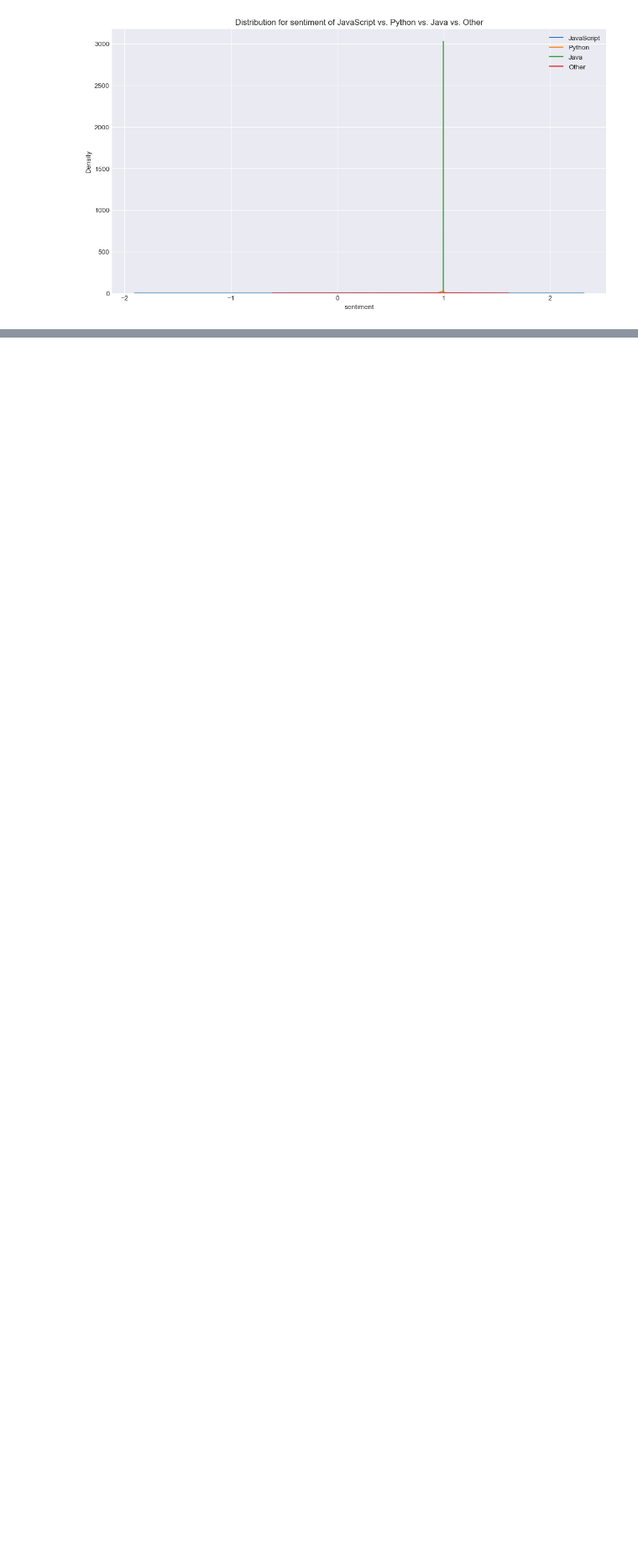
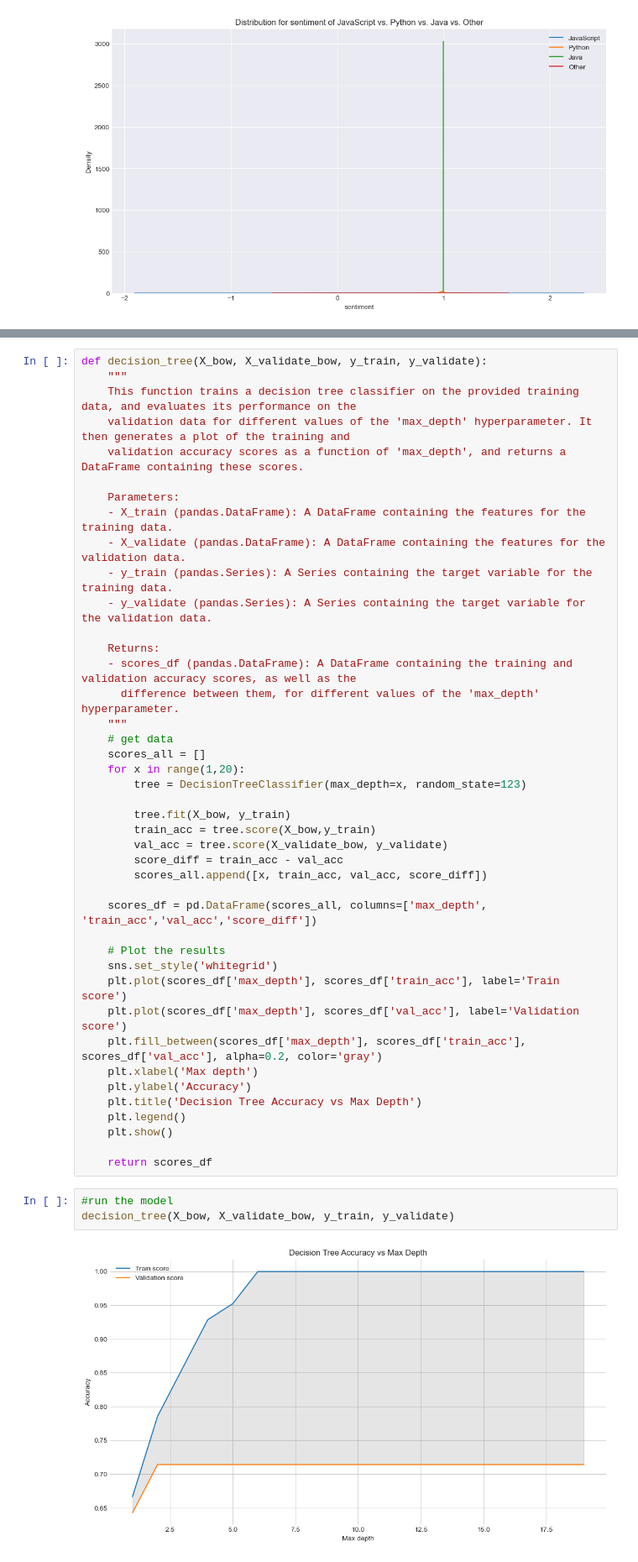
Before and after one commit to Chellyandy/nlp-project, a Jupyter notebook: Andy-nlp.ipynb, the cells around one changed output, grey strips where cells are left out. Shown at 84% size. Drawn from its saved outputs; the diff is of its cells as text; blank space fills up the shorter version.

```diff
--- a/Andy-nlp.ipynb
+++ b/Andy-nlp.ipynb
@@ -639,0 +672,47 @@ plt.show()
+# %%
+def decision_tree(X_bow, X_validate_bow, y_train, y_validate):
+    """
+    This function trains a decision tree classifier on the provided training data, and evaluates its performance on the
+    validation data for different values of the 'max_depth' hyperparameter. It then generates a plot of the training and
+    validation accuracy scores as a function of 'max_depth', and returns a DataFrame containing these scores.
+
+    Parameters:
+    - X_train (pandas.DataFrame): A DataFrame containing the features for the training data.
+    - X_validate (pandas.DataFrame): A DataFrame containing the features for the validation data.
+    - y_train (pandas.Series): A Series containing the target variable for the training data.
+    - y_validate (pandas.Series): A Series containing the target variable for the validation data.
+
+    Returns:
+    - scores_df (pandas.DataFrame): A DataFrame containing the training and validation accuracy scores, as well as the
+      difference between them, for different values of the 'max_depth' hyperparameter.
+    """
+    # get data
+    scores_all = []
+    for x in range(1,20):
+        tree = DecisionTreeClassifier(max_depth=x, random_state=123)
+
+        tree.fit(X_bow, y_train)
+        train_acc = tree.score(X_bow,y_train)
+        val_acc = tree.score(X_validate_bow, y_validate)
+        score_diff = train_acc - val_acc
+        scores_all.append([x, train_acc, val_acc, score_diff])
+
+    scores_df = pd.DataFrame(scores_all, columns=['max_depth', 'train_acc','val_acc','score_diff'])
+
+    # Plot the results
+    sns.set_style('whitegrid')
+    plt.plot(scores_df['max_depth'], scores_df['train_acc'], label='Train score')
+    plt.plot(scores_df['max_depth'], scores_df['val_acc'], label='Validation score')
+    plt.fill_between(scores_df['max_depth'], scores_df['train_acc'], scores_df['val_acc'], alpha=0.2, color='gray')
+    plt.xlabel('Max depth')
+    plt.ylabel('Accuracy')
+    plt.title('Decision Tree Accuracy vs Max Depth')
+    plt.legend()
+    plt.show()
+
+    return scores_df
+# %%
+#run the model
+decision_tree(X_bow, X_validate_bow, y_train, y_validate)
+# %% [output]
+[figure, added]
```
Also changed, not shown: parts of 18 cells of this notebook.
